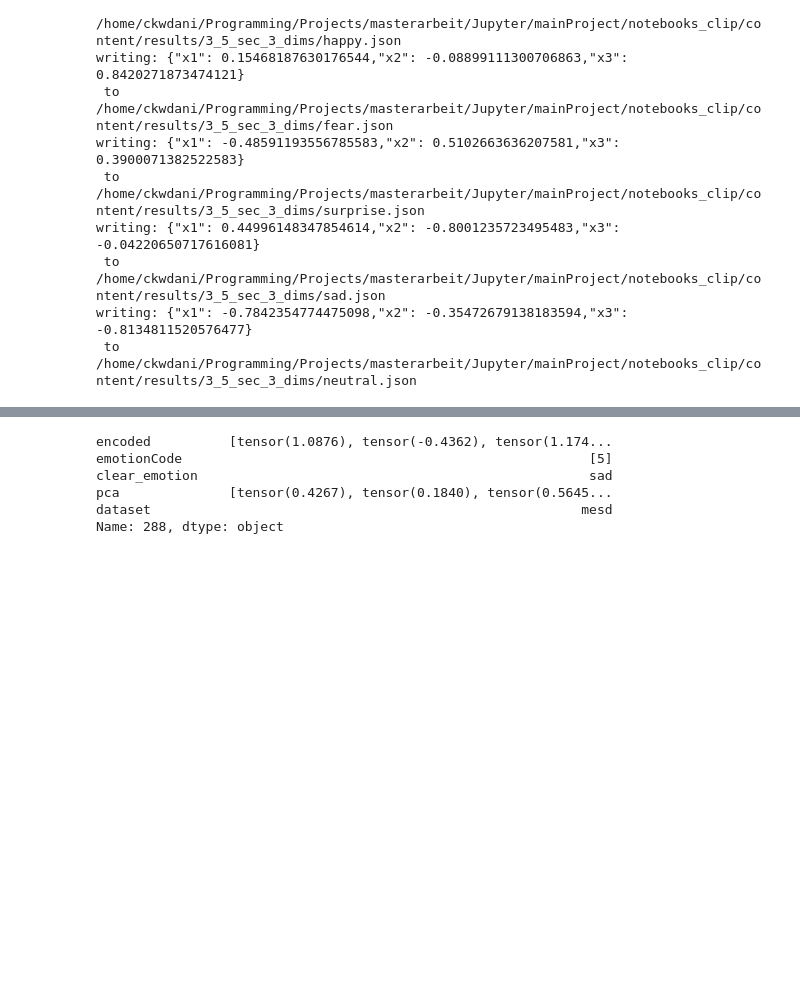
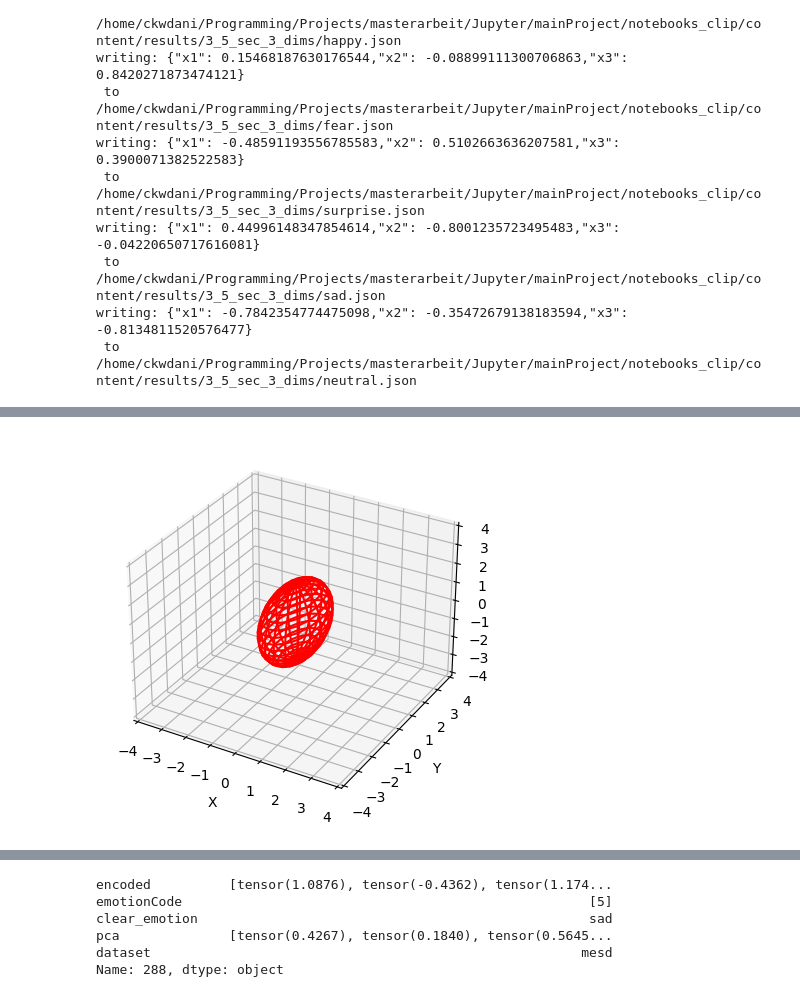
Before and after one commit to BlackFox1197/masterarbeit_programming, a Jupyter notebook: notebooks_clip/eval/clip_dimensions_evaluation.ipynb, the cells around one changed output, grey strips where cells are left out. Cells and saved outputs as stored; diff of their text form; code cells hidden in the pictures; blank space fills up the shorter version.

```diff
--- a/notebooks_clip/eval/clip_dimensions_evaluation.ipynb
+++ b/notebooks_clip/eval/clip_dimensions_evaluation.ipynb
@@ -119,0 +136,40 @@ plt.show()
+# %%
+import numpy as np
+import matplotlib.pyplot as plt
+from mpl_toolkits.mplot3d import Axes3D
+
+# Define the radii of the ellipsoid
+a = 1  # radius along the x-axis
+b = 2  # radius along the y-axis
+c = 2  # radius along the z-axis
+
+# Define the center point of the ellipsoid
+x0, y0, z0 = 0, 0, 0
+
+# Create a grid of coordinates
+u = np.linspace(0, 2 * np.pi, 20)
+v = np.linspace(0, np.pi, 20)
+x = x0 + a * np.outer(np.cos(u), np.sin(v))
+y = y0 + b * np.outer(np.sin(u), np.sin(v))
+z = z0 + c * np.outer(np.ones_like(u), np.cos(v))
+
+# Create a 3D scatterplot
+fig = plt.figure()
+ax = fig.add_subplot(111, projection='3d')
+
+# Plot the ellipsoid as a wireframe
+ax.plot_wireframe(x, y, z, color='red')
+
+# Set the plot limits and labels
+
+ax.set_xlim([-4, 4])
+ax.set_ylim([-4, 4])
+ax.set_zlim([-4, 4])
+ax.set_xlabel('X')
+ax.set_ylabel('Y')
+ax.set_zlabel('Z')
+
+# Show the plot
+plt.show()
+# %% [output]
+[figure, added]
```
Also changed, not shown: parts of 8 cells of this notebook, 4 other files.
